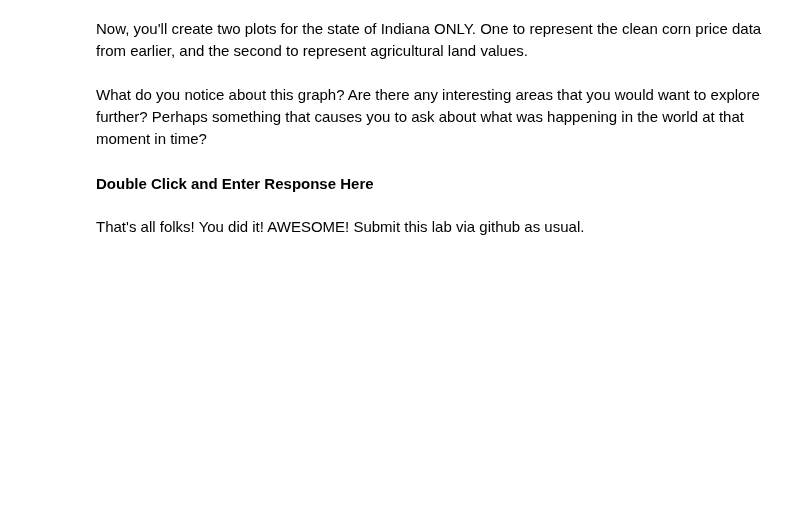
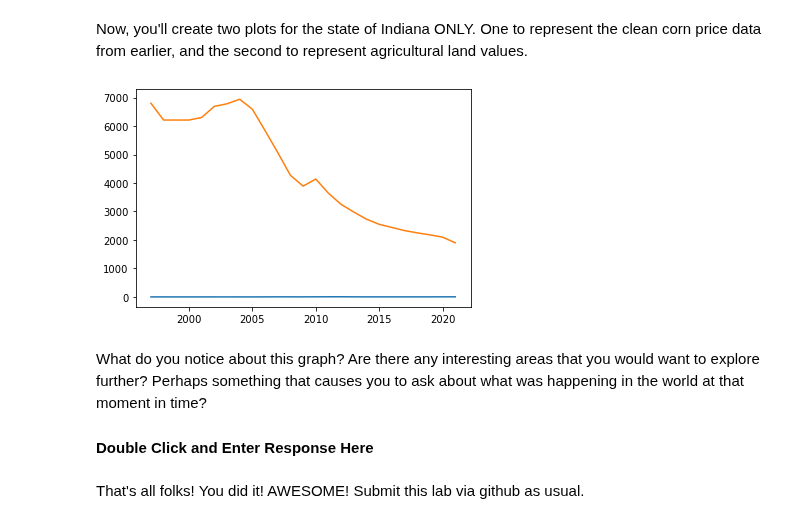
Before and after one commit to ShihYLin/Ag-Informatics, a Jupyter notebook: Lab2/lab2-ShihYunLin.ipynb, the cells around one changed output. Saved outputs shown, nothing was run; the diff lists cells and outputs as text; code cells hidden in the pictures; blank space fills up the shorter version.

Commit message:
first graph

```diff
--- a/Lab2/lab2-ShihYunLin.ipynb
+++ b/Lab2/lab2-ShihYunLin.ipynb
@@ -577,18 +603,20 @@ Now, you'll create two plots for the state of Indiana ONLY. One to represent the
 # %%
 # You will need TWO Y axes (left and right) in one graph. Look up how to create a second Y axis.
 
 # Create a plot for corn prices in Indiana over time. Make sure you include a 'label' for the legend.
 # Enter code here...
-
+plt.plot(clean_CORN['Year'].unique(), clean_CORN[clean_CORN['State']== 'INDIANA'].groupby('Year')['Value'].mean(), label='Indiana')
 # Create a plot for agricultural land values in Indiana over time. Make sure you include a 'label' for the legend.
 # Enter code here...
-
+plt.plot(agLandValue['Year'].unique(), agLandValue[agLandValue['State']=='INDIANA'].groupby('Year')['Value'].mean(), label='Indiana')
 # Give your a title, plot x any y axis labels, a legend, and activate grid lines.
 # Enter code here...
 
 # Save the plot as a PNG file - check it out, you should have a file with this name in your folder now!
 # MAKE SURE YOU RUN THIS - I will expect this image in your submission folder
 plt.savefig('indiana-agland-cornprices.png', format='png', dpi=140)
+# %% [output]
+[figure, added]
 # %% [markdown]
 What do you notice about this graph? Are there any interesting areas that you would want to explore further? Perhaps something that causes you to ask about what was happening in the world at that moment in time?
 
```
Also changed, not shown: parts of 1 cell of this notebook, 1 other file.
